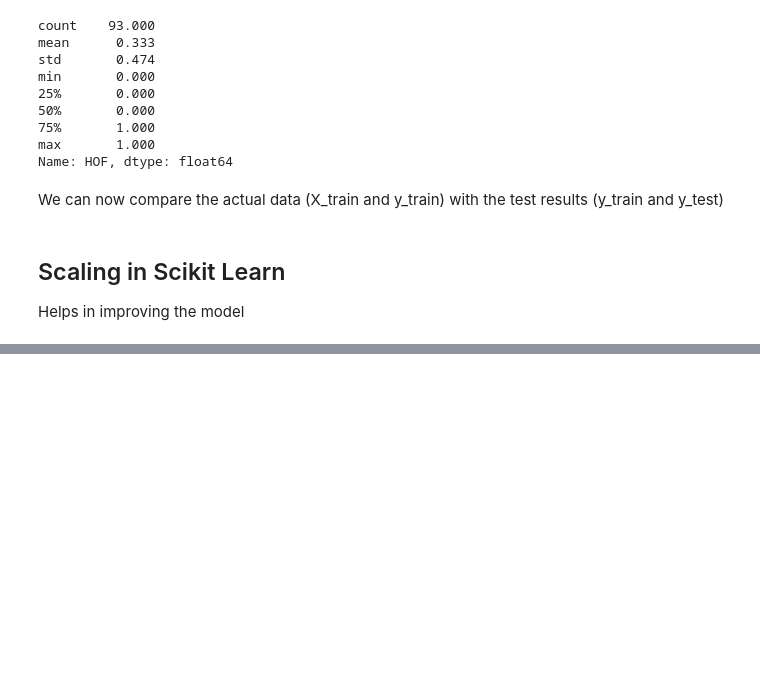
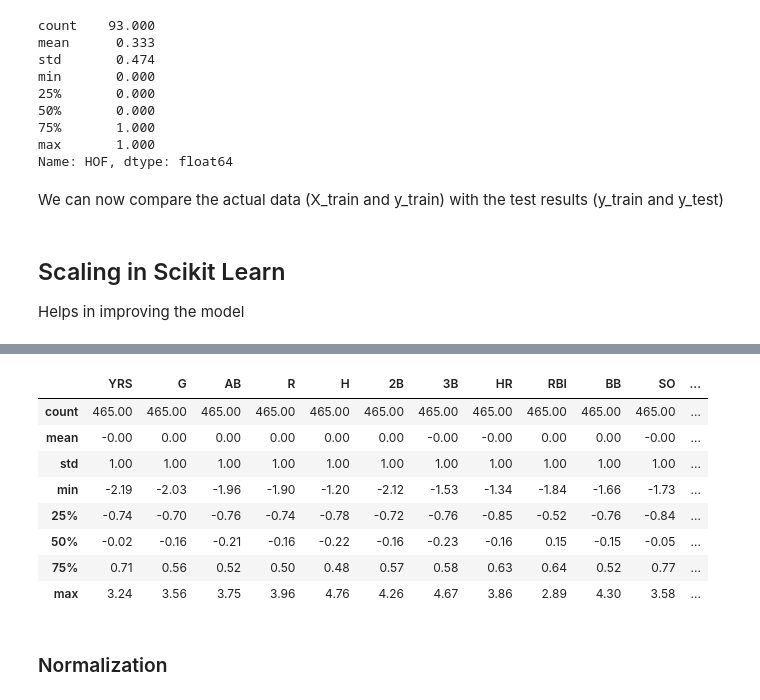
Before and after one commit to Shemnderitu/Traintestsplit, a Jupyter notebook: traintest.ipynb, the cells around one changed output, grey strips where cells are left out. Cells and saved outputs as stored; diff of their text form; code cells hidden in the pictures; blank space fills up the shorter version.

```diff
--- a/traintest.ipynb
+++ b/traintest.ipynb
@@ -132,0 +161,9 @@ Standardization can have both negatives and positives
+# %%
+from sklearn.preprocessing import StandardScaler
+
+scaler1 = StandardScaler()
+
+X1 = scaler1.fit_transform(X1)
+
+X1 = pd.DataFrame(X1, columns = df2.columns[0:13])
+X1.head()
@@ -132,0 +177,14 @@ Standardization can have both negatives and positives
+# %%
+X1.describe().round(2)
+# %% [output]
+|  | YRS | G | AB | R | H | 2B | 3B | HR | RBI | BB | SO | ... |
+| count | 465.00 | 465.00 | 465.00 | 465.00 | 465.00 | 465.00 | 465.00 | 465.00 | 465.00 | 465.00 | 465.00 | ... |
+| mean | -0.00 | 0.00 | 0.00 | 0.00 | 0.00 | 0.00 | -0.00 | -0.00 | 0.00 | 0.00 | -0.00 | ... |
+| std | 1.00 | 1.00 | 1.00 | 1.00 | 1.00 | 1.00 | 1.00 | 1.00 | 1.00 | 1.00 | 1.00 | ... |
+| min | -2.19 | -2.03 | -1.96 | -1.90 | -1.20 | -2.12 | -1.53 | -1.34 | -1.84 | -1.66 | -1.73 | ... |
+| 25% | -0.74 | -0.70 | -0.76 | -0.74 | -0.78 | -0.72 | -0.76 | -0.85 | -0.52 | -0.76 | -0.84 | ... |
+| 50% | -0.02 | -0.16 | -0.21 | -0.16 | -0.22 | -0.16 | -0.23 | -0.16 | 0.15 | -0.15 | -0.05 | ... |
+| 75% | 0.71 | 0.56 | 0.52 | 0.50 | 0.48 | 0.57 | 0.58 | 0.63 | 0.64 | 0.52 | 0.77 | ... |
+| max | 3.24 | 3.56 | 3.75 | 3.96 | 4.76 | 4.26 | 4.67 | 3.86 | 2.89 | 4.30 | 3.58 | ... |
+# %% [markdown]
+### Normalization
```
Also changed, not shown: parts of 7 cells of this notebook.
